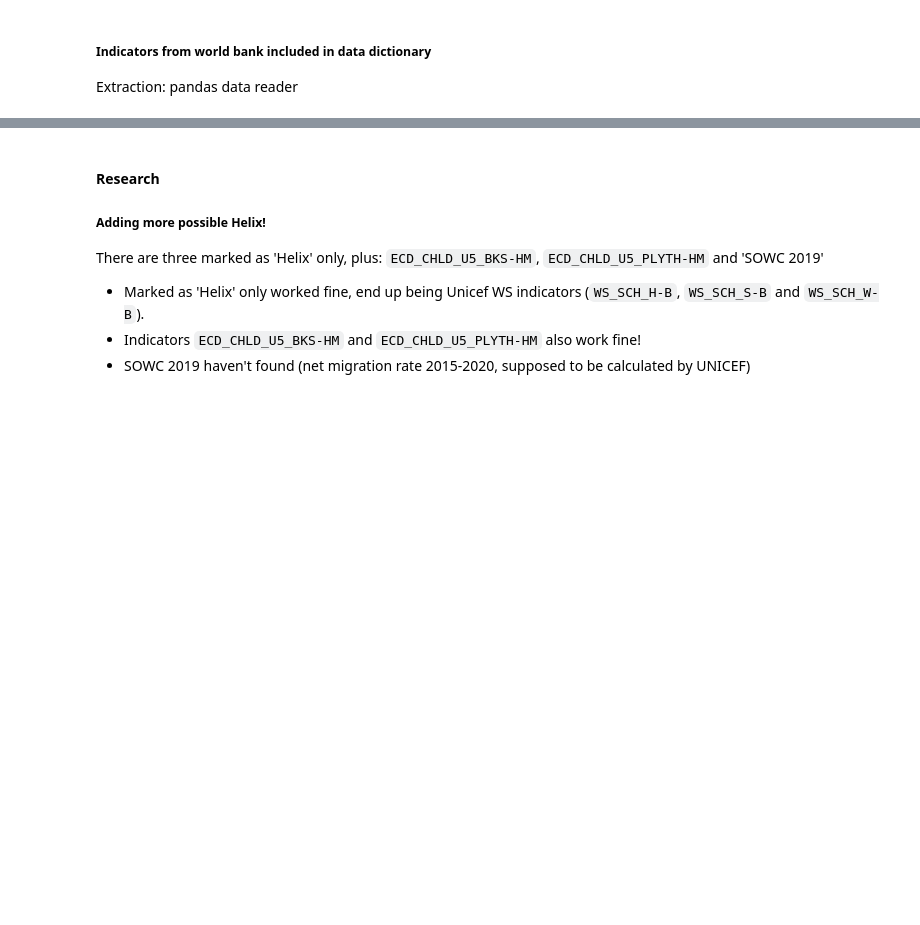
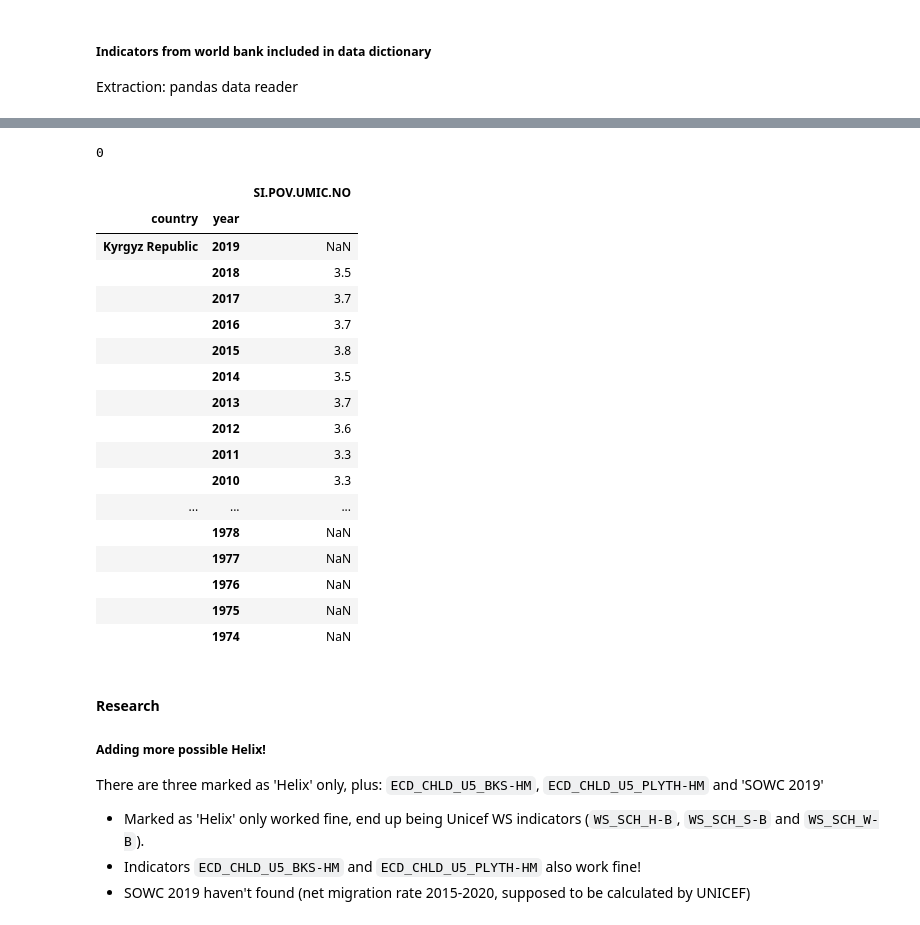
Before and after one commit to UNICEFECAR/data-etl, a Jupyter notebook: tmee/populate_dictionary.ipynb, the cells around one changed output, grey strips where cells are left out. Drawn from its saved outputs; the diff is of its cells as text; code cells hidden in the pictures; blank space fills up the shorter version.

```diff
--- a/tmee/populate_dictionary.ipynb
+++ b/tmee/populate_dictionary.ipynb
@@ -173,2 +228,4 @@ print(not_removed_indicators['Indicator'][logic_dr_not_null].values)
 # %%
-wb.search(string='poverty rate', field='name', case=False)
+(wb.search(string='poverty', field='name', case=False).id.values == 'SI.POV.UMIC.NO').sum()
+# %% [output]
+0
@@ -175,2 +234,21 @@ wb.search(string='poverty rate', field='name', case=False)
 # %%
-wb.download(indicator='SI.POV.NAPR.ZS')
+wb.download(indicator='SI.POV.UMIC.NO', country=['KGZ'], start=1950, end=2050).head(100)
+# %% [output]
+|  |  | SI.POV.UMIC.NO |
+| country | year |  |
+| Kyrgyz Republic | 2019 | NaN |
+|  | 2018 | 3.5 |
+|  | 2017 | 3.7 |
+|  | 2016 | 3.7 |
+|  | 2015 | 3.8 |
+|  | 2014 | 3.5 |
+|  | 2013 | 3.7 |
+|  | 2012 | 3.6 |
+|  | 2011 | 3.3 |
+|  | 2010 | 3.3 |
+| ... | ... | ... |
+|  | 1978 | NaN |
+|  | 1977 | NaN |
+|  | 1976 | NaN |
+|  | 1975 | NaN |
+|  | 1974 | NaN |
```
Also changed, not shown: parts of 19 cells of this notebook.
